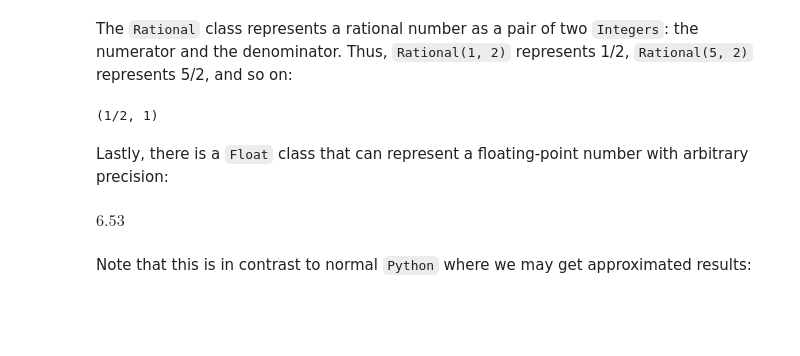
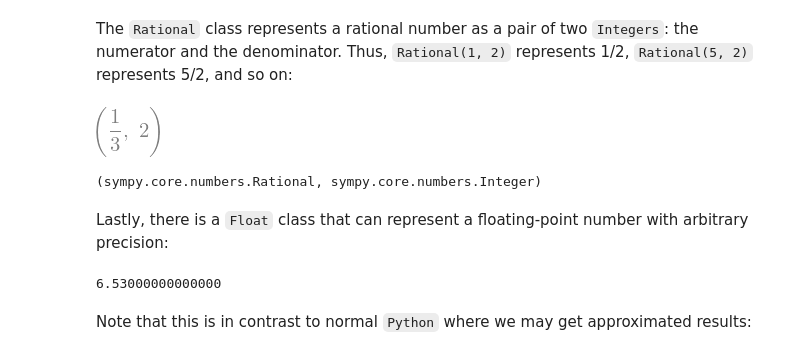
Before and after one commit to phonchi/nsysu-math106A-2023, a Jupyter notebook: static_files/presentations/13_SymPy.ipynb, the cells around one changed output. Saved outputs shown, nothing was run; the diff lists cells and outputs as text; code cells hidden in the pictures; blank space fills up the shorter version.

```diff
--- a/static_files/presentations/13_SymPy.ipynb
+++ b/static_files/presentations/13_SymPy.ipynb
@@ -40,16 +47,20 @@ As demonstrated, if an exact result can be obtained, `SymPy` will return it. If
 # %% [markdown]
 The `Rational` class represents a rational number as a pair of two `Integers`: the numerator and the denominator. Thus, `Rational(1, 2)` represents 1/2, `Rational(5, 2)` represents 5/2, and so on:
 # %%
-a = sp.Rational(1, 2)
-a, a*2
+a = sp.Rational(1, 3)
+a, a*6
 # %% [output]
-(1/2, 1)
+[figure, added]
+# %%
+type(a), type(a*6)
+# %% [output]
+(sympy.core.numbers.Rational, sympy.core.numbers.Integer)
 # %% [markdown]
 Lastly, there is a `Float` class that can represent a floating-point number with arbitrary precision:
 # %%
-sp.Float(3.53) + sp.Float(3)
+print(sp.Float(3.53) + sp.Float(3))
 # %% [output]
-$\displaystyle 6.53$
+6.53000000000000
 # %% [markdown]
 Note that this is in contrast to normal `Python` where we may get approximated results:
 # %%
```
Also changed, not shown: parts of 77 cells of this notebook.
